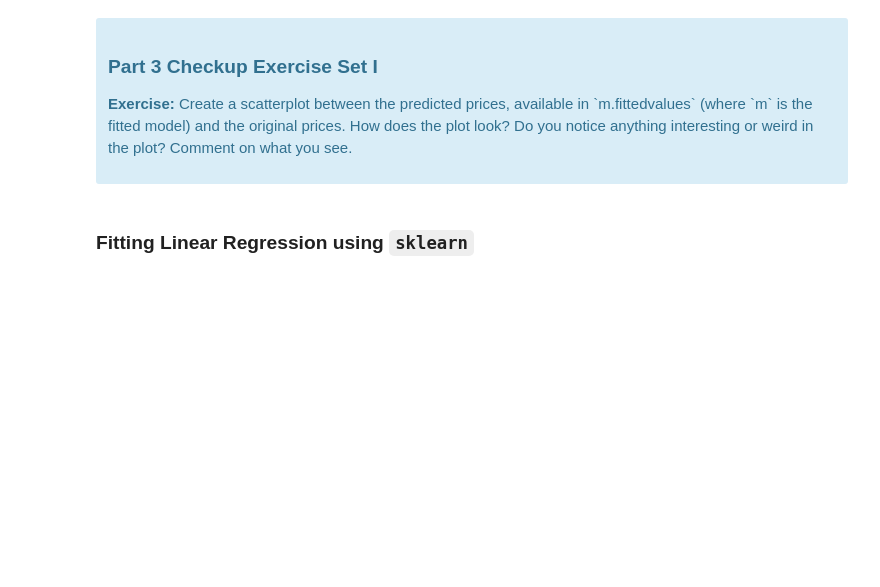
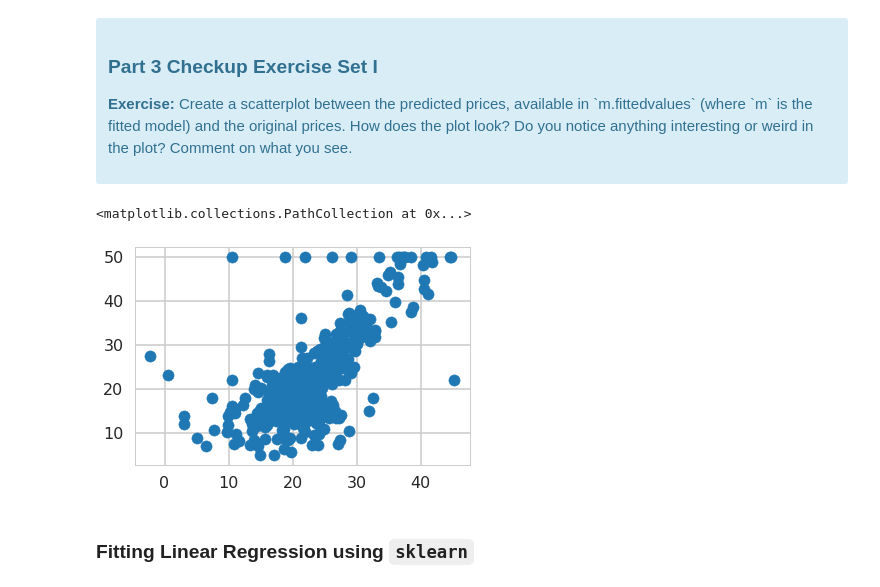
Before and after one commit to SethDKelly/Springboard, a Jupyter notebook: sec11/linear_regression/Mini_Project_Linear_Regression.ipynb, the cells around one changed output. Saved outputs shown, nothing was run; the diff lists cells and outputs as text; code cells hidden in the pictures; blank space fills up the shorter version.

```diff
--- a/sec11/linear_regression/Mini_Project_Linear_Regression.ipynb
+++ b/sec11/linear_regression/Mini_Project_Linear_Regression.ipynb
@@ -488,3 +504,10 @@ Let's see how our model actually fit our data. We can see below that there is a
+# %%
+# your turn
+plt.scatter(m.fittedvalues, bos.PRICE)
+# Is this the right graph for what they're asking?
+# %% [output]
+<matplotlib.collections.PathCollection at 0x...>
+[figure, added]
 # %% [markdown]
 ### Fitting Linear Regression using `sklearn`
 # %%
```
Also changed, not shown: parts of 4 cells of this notebook.
